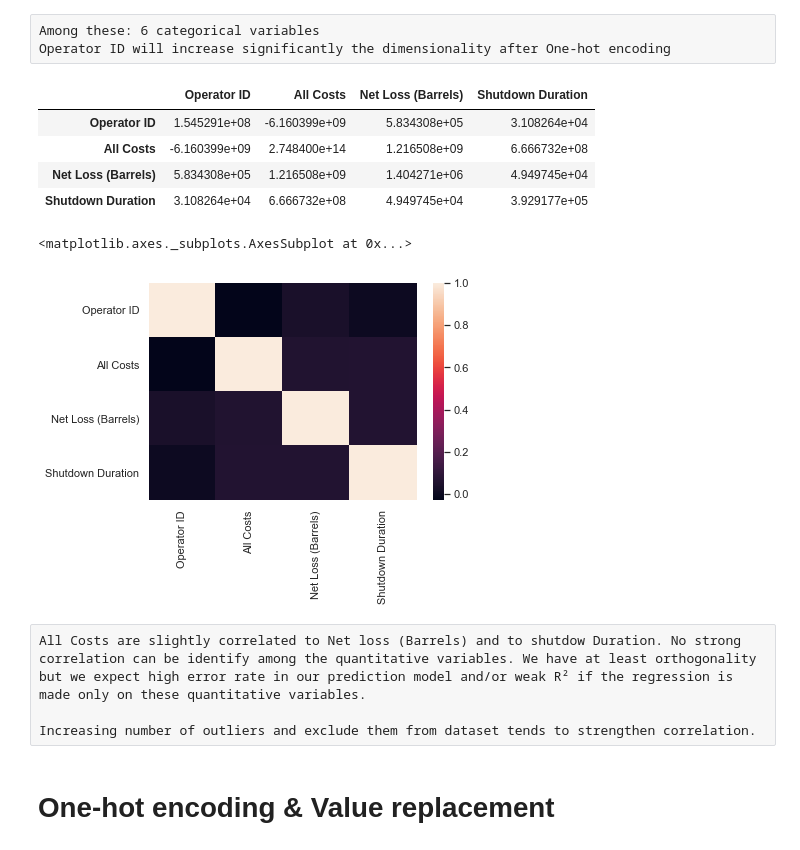
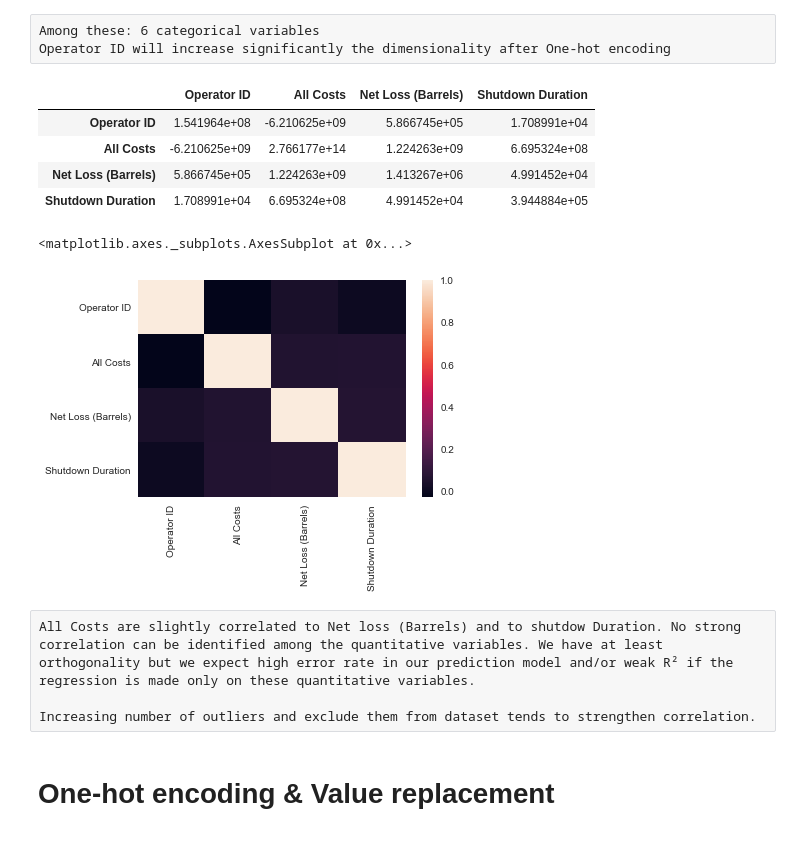
Before and after one commit to AlbandeB/Python-project, a Jupyter notebook: Pipeline Accident Cost Prediction Project.ipynb, the cells around one changed output. Cells and saved outputs as stored; diff of their text form; code cells hidden in the pictures.

```diff
--- a/Pipeline Accident Cost Prediction Project.ipynb
+++ b/Pipeline Accident Cost Prediction Project.ipynb
@@ -386,8 +386,7 @@ for col in range(len(df.columns)):
 34 All Costs
 35 Shutdown Duration
 # %%
-newdf = df[df.columns[s[:,]]].copy()
-print(newdf.shape)
-newdf.head()
+df_selected = df[df.columns[s[:,]]].copy()
+print(df_selected.shape)
 # %% [output]
 (2795, 9)
@@ -399,0 +393,6 @@ newdf.head()
+# %%
+# There are 18 NaNs in Pipeline Type column
+df_selected["Pipeline Type"].isna().sum()
+
+# Delete those 18 rows
+df_selected2 = df_selected[df_selected["Pipeline Type"].isna() == False]
@@ -401,22 +411,22 @@ newdf.head()
 Among these: 6 categorical variables
 Operator ID will increase significantly the dimensionality after One-hot encoding
 # %%
-newdf.cov() # Covariance matrix is not easily readable!
+df_selected2.cov() # Covariance matrix is not easily readable!
 # %% [output]
 |  | Operator ID | All Costs | Net Loss (Barrels) | Shutdown Duration |
-| Operator ID | 1.545291e+08 | -6.160399e+09 | 5.834308e+05 | 3.108264e+04 |
-| All Costs | -6.160399e+09 | 2.748400e+14 | 1.216508e+09 | 6.666732e+08 |
-| Net Loss (Barrels) | 5.834308e+05 | 1.216508e+09 | 1.404271e+06 | 4.949745e+04 |
-| Shutdown Duration | 3.108264e+04 | 6.666732e+08 | 4.949745e+04 | 3.929177e+05 |
+| Operator ID | 1.541964e+08 | -6.210625e+09 | 5.866745e+05 | 1.708991e+04 |
+| All Costs | -6.210625e+09 | 2.766177e+14 | 1.224263e+09 | 6.695324e+08 |
+| Net Loss (Barrels) | 5.866745e+05 | 1.224263e+09 | 1.413267e+06 | 4.991452e+04 |
+| Shutdown Duration | 1.708991e+04 | 6.695324e+08 | 4.991452e+04 | 3.944884e+05 |
 # %%
-corr = newdf.corr()
+corr = df_selected2.corr()
 sns.heatmap(corr,
             xticklabels=corr.columns.values,
             yticklabels=corr.columns.values)
 # %% [output]
 <matplotlib.axes._subplots.AxesSubplot at 0x...>
-[figure, old version]
+[figure, new version]
 # %% [raw]
-All Costs are slightly correlated to Net loss (Barrels) and to shutdow Duration. No strong correlation can be identify among the quantitative variables. We have at least orthogonality but we expect high error rate in our prediction model and/or weak R² if the regression is made only on these quantitative variables.
+All Costs are slightly correlated to Net loss (Barrels) and to shutdow Duration. No strong correlation can be identified among the quantitative variables. We have at least orthogonality but we expect high error rate in our prediction model and/or weak R² if the regression is made only on these quantitative variables.
 
 Increasing number of outliers and exclude them from dataset tends to strengthen correlation.
```
Also changed, not shown: parts of 28 cells of this notebook.
